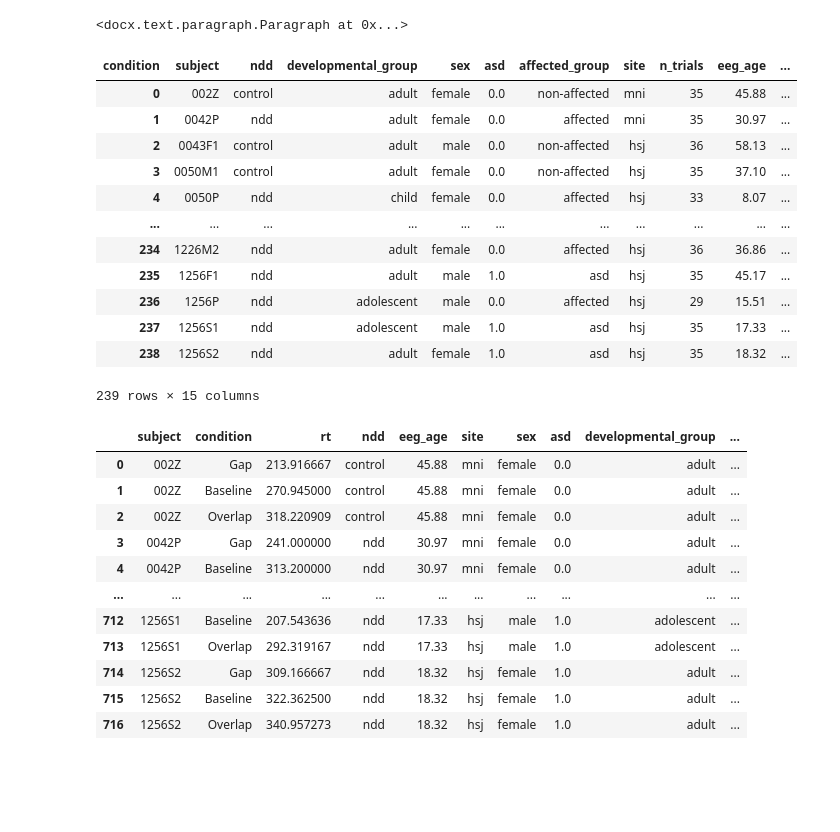
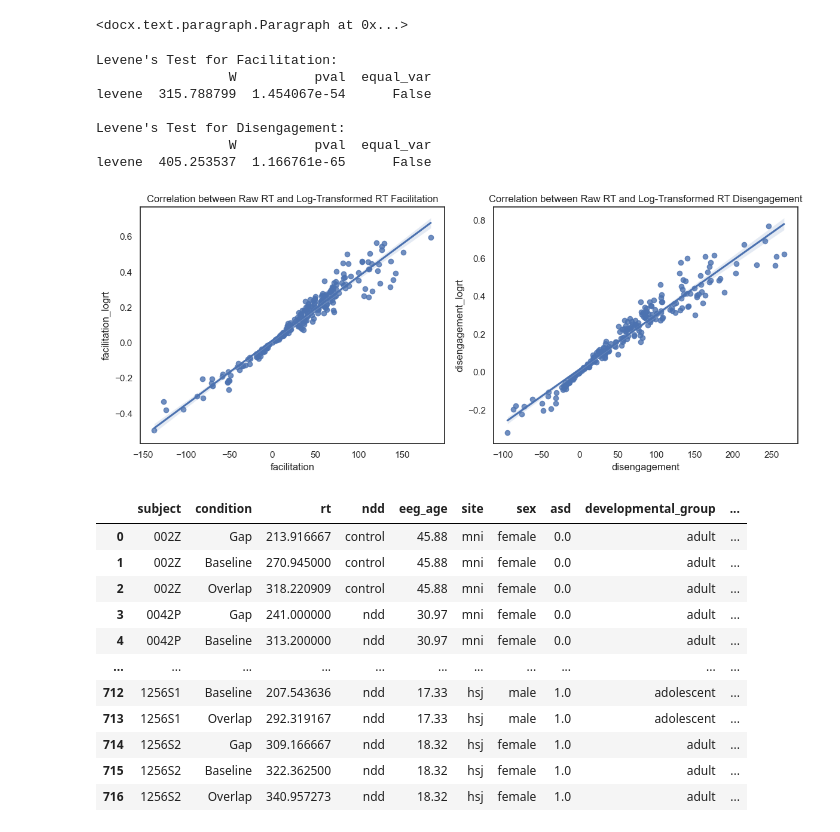
Before and after one commit to gabrielblancogomez/q1k_neurosubs, a Jupyter notebook: code/et/4_gap_reaction_time_analysis.ipynb, the cells around one changed output. Drawn from its saved outputs; the diff is of its cells as text; code cells hidden in the pictures; blank space fills up the shorter version.

```diff
--- a/code/et/4_gap_reaction_time_analysis.ipynb
+++ b/code/et/4_gap_reaction_time_analysis.ipynb
@@ -1200,22 +1207,64 @@ go_dis["disengagement"]=go_dis["Overlap"]-go_dis["Baseline"]
 doc.add_paragraph("Variable 2: Disengagement (Overlap - Baseline)", style='List Bullet')
 # %% [output]
 <docx.text.paragraph.Paragraph at 0x...>
-# %%
-go_dis
-# %% [output]
-| condition | subject | ndd | developmental_group | sex | asd | affected_group | site | n_trials | eeg_age | ... |
-| 0 | 002Z | control | adult | female | 0.0 | non-affected | mni | 35 | 45.88 | ... |
-| 1 | 0042P | ndd | adult | female | 0.0 | affected | mni | 35 | 30.97 | ... |
-| 2 | 0043F1 | control | adult | male | 0.0 | non-affected | hsj | 36 | 58.13 | ... |
-| 3 | 0050M1 | control | adult | female | 0.0 | non-affected | hsj | 35 | 37.10 | ... |
-| 4 | 0050P | ndd | child | female | 0.0 | affected | hsj | 33 | 8.07 | ... |
-| ... | ... | ... | ... | ... | ... | ... | ... | ... | ... | ... |
-| 234 | 1226M2 | ndd | adult | female | 0.0 | affected | hsj | 36 | 36.86 | ... |
-| 235 | 1256F1 | ndd | adult | male | 1.0 | asd | hsj | 35 | 45.17 | ... |
-| 236 | 1256P | ndd | adolescent | male | 0.0 | affected | hsj | 29 | 15.51 | ... |
-| 237 | 1256S1 | ndd | adolescent | male | 1.0 | asd | hsj | 35 | 17.33 | ... |
-| 238 | 1256S2 | ndd | adult | female | 1.0 | asd | hsj | 35 | 18.32 | ... |
-239 rows × 15 columns
+# %%
+# Compare facilitation using log_rt and raw rt
+comparison_df= go_dis.copy()
+
+# Create faciliationa nd disenganment for log_rt
+comparison_df["facilitation_logrt"]=comparison_df["Baseline_logrt"]-comparison_df["Gap_logrt"]
+comparison_df["disengagement_logrt"]=comparison_df["Overlap_logrt"]-comparison_df["Baseline_logrt"]
+
+# Combine both plots into one figure
+fig, axes = plt.subplots(1, 2, figsize=(12, 5))
+sns.regplot(x="facilitation", y="facilitation_logrt", data=comparison_df, ax=axes[0])
+axes[0].set_title("Correlation between Raw RT and Log-Transformed RT Facilitation")
+sns.regplot(x="disengagement", y="disengagement_logrt", data=comparison_df, ax=axes[1])
+axes[1].set_title("Correlation between Raw RT and Log-Transformed RT Disengagement")
+plt.tight_layout()
+
+# Check for differences in variance between facilitation logrt and raw rt
+facilitation_melted = comparison_df.melt(
+    value_vars=['facilitation', 'facilitation_logrt'],
+    var_name='type',
+    value_name='value'
+)
+
+# Levene test for facilitation
+levene_facilitation = pg.homoscedasticity(
+    data=facilitation_melted,
+    dv='value',
+    group='type',
+    method='levene'
+)
+
+# Melt disengagement columns
+disengagement_melted = comparison_df.melt(
+    value_vars=['disengagement', 'disengagement_logrt'],
+    var_name='type',
+    value_name='value'
+)
+
+# Levene test for disengagement
+levene_disengagement = pg.homoscedasticity(
+    data=disengagement_melted,
+    dv='value',
+    group='type',
+    method='levene'
+)
+print("Levene's Test for Facilitation:")
+print(levene_facilitation)
+print("\nLevene's Test for Disengagement:")
+print(levene_disengagement)
+# %% [output]
+Levene's Test for Facilitation:
+                 W          pval  equal_var
+levene  315.788799  1.454067e-54      False
+
+Levene's Test for Disengagement:
+                 W          pval  equal_var
+levene  405.253537  1.166761e-65      False
+[figure, added]
 # %%
 go_grouped
 # %% [output]
```
Also changed, not shown: parts of 9 cells of this notebook.
